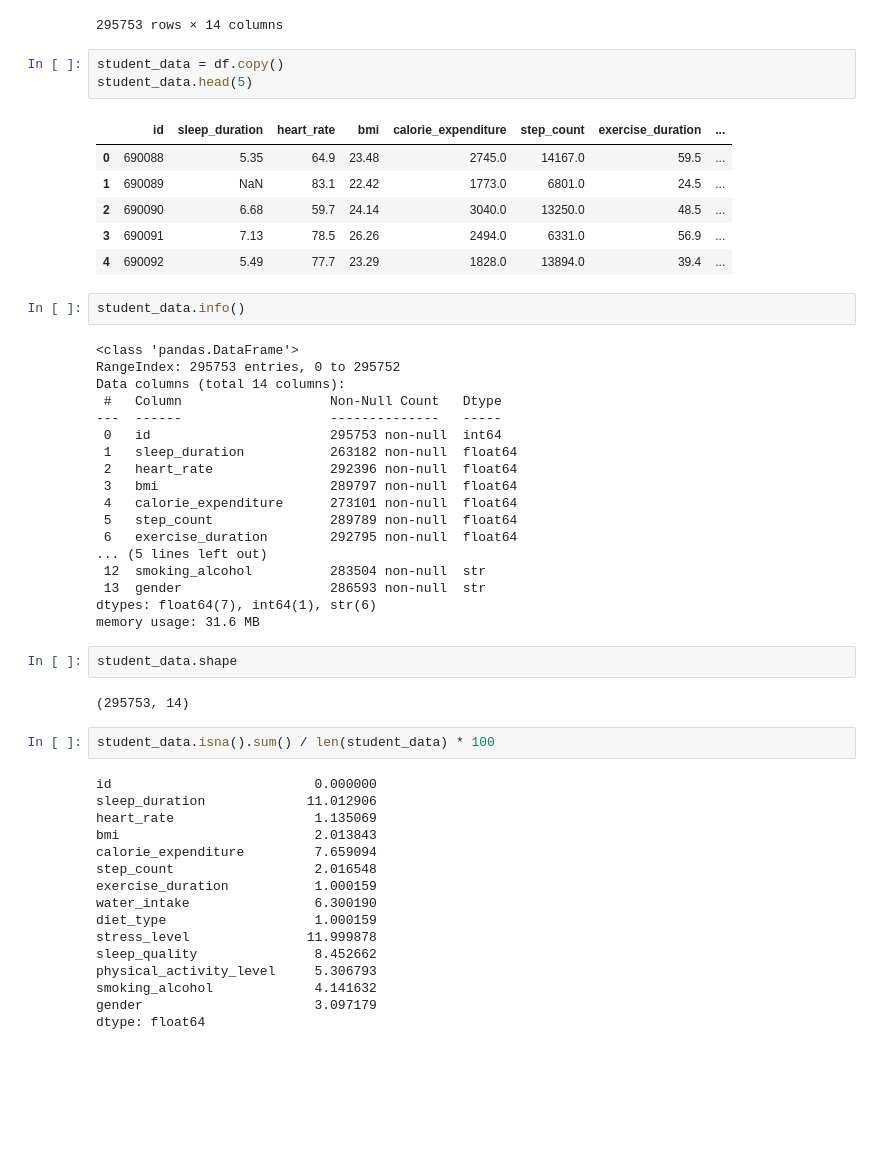
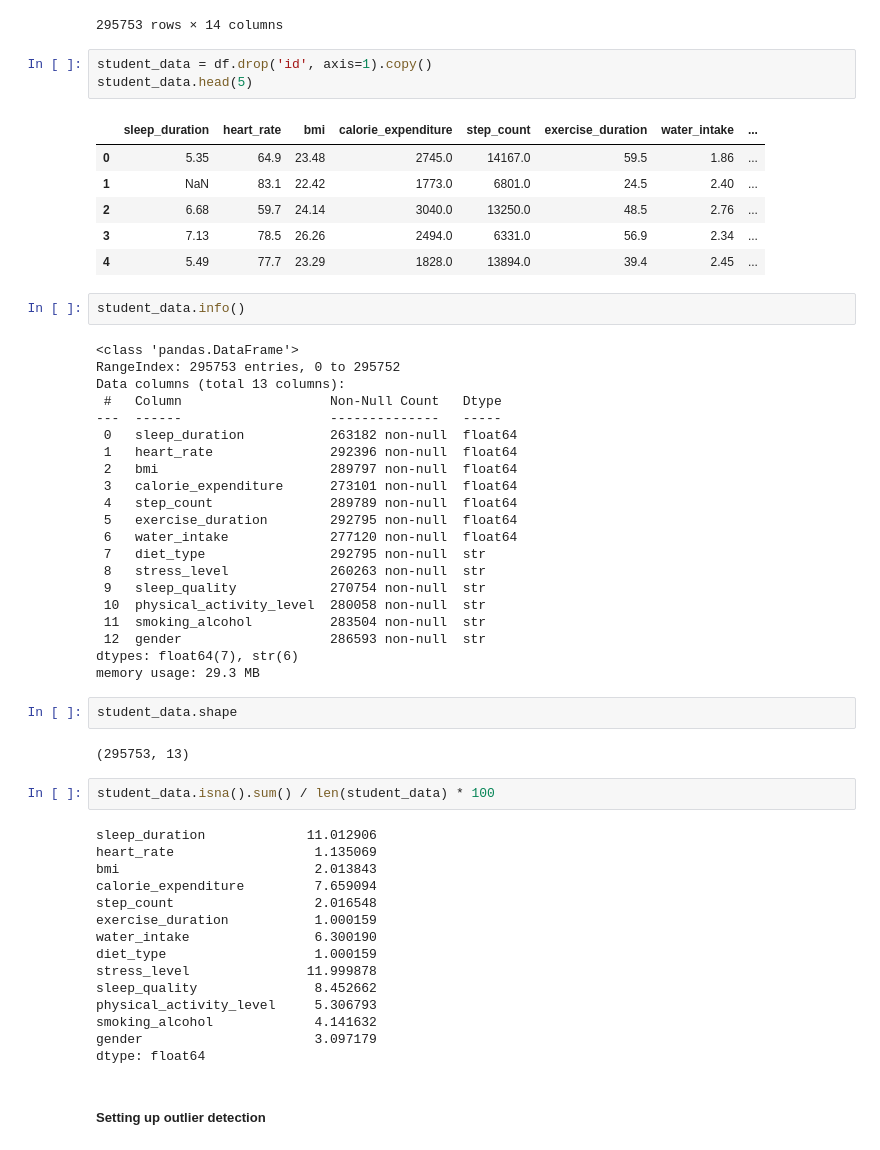
Before and after one commit to TinyHaitch/student-health-risk-analysis, a Jupyter notebook: analysis/student_data.ipynb, the cells around one changed output. Cells and saved outputs as stored; diff of their text form; blank space fills up the shorter version.

```diff
--- a/analysis/student_data.ipynb
+++ b/analysis/student_data.ipynb
@@ -29,43 +29,45 @@ df
 | 295752 | 985840 | 4.61 | 85.1 | 23.79 | 2456.0 | 14195.0 | 50.5 | ... |
 295753 rows × 14 columns
 # %%
-student_data = df.copy()
+student_data = df.drop('id', axis=1).copy()
 student_data.head(5)
 # %% [output]
-|  | id | sleep_duration | heart_rate | bmi | calorie_expenditure | step_count | exercise_duration | ... |
-| 0 | 690088 | 5.35 | 64.9 | 23.48 | 2745.0 | 14167.0 | 59.5 | ... |
-| 1 | 690089 | NaN | 83.1 | 22.42 | 1773.0 | 6801.0 | 24.5 | ... |
-| 2 | 690090 | 6.68 | 59.7 | 24.14 | 3040.0 | 13250.0 | 48.5 | ... |
-| 3 | 690091 | 7.13 | 78.5 | 26.26 | 2494.0 | 6331.0 | 56.9 | ... |
-| 4 | 690092 | 5.49 | 77.7 | 23.29 | 1828.0 | 13894.0 | 39.4 | ... |
+|  | sleep_duration | heart_rate | bmi | calorie_expenditure | step_count | exercise_duration | water_intake | ... |
+| 0 | 5.35 | 64.9 | 23.48 | 2745.0 | 14167.0 | 59.5 | 1.86 | ... |
+| 1 | NaN | 83.1 | 22.42 | 1773.0 | 6801.0 | 24.5 | 2.40 | ... |
+| 2 | 6.68 | 59.7 | 24.14 | 3040.0 | 13250.0 | 48.5 | 2.76 | ... |
+| 3 | 7.13 | 78.5 | 26.26 | 2494.0 | 6331.0 | 56.9 | 2.34 | ... |
+| 4 | 5.49 | 77.7 | 23.29 | 1828.0 | 13894.0 | 39.4 | 2.45 | ... |
 # %%
 student_data.info()
 # %% [output]
 <class 'pandas.DataFrame'>
 RangeIndex: 295753 entries, 0 to 295752
-Data columns (total 14 columns):
+Data columns (total 13 columns):
  #   Column                   Non-Null Count   Dtype
 ---  ------                   --------------   -----
- 0   id                       295753 non-null  int64
- 1   sleep_duration           263182 non-null  float64
- 2   heart_rate               292396 non-null  float64
- 3   bmi                      289797 non-null  float64
- 4   calorie_expenditure      273101 non-null  float64
- 5   step_count               289789 non-null  float64
- 6   exercise_duration        292795 non-null  float64
-... (5 lines left out)
- 12  smoking_alcohol          283504 non-null  str
- 13  gender                   286593 non-null  str
-dtypes: float64(7), int64(1), str(6)
-memory usage: 31.6 MB
+ 0   sleep_duration           263182 non-null  float64
+ 1   heart_rate               292396 non-null  float64
+ 2   bmi                      289797 non-null  float64
+ 3   calorie_expenditure      273101 non-null  float64
+ 4   step_count               289789 non-null  float64
+ 5   exercise_duration        292795 non-null  float64
+ 6   water_intake             277120 non-null  float64
+ 7   diet_type                292795 non-null  str
+ 8   stress_level             260263 non-null  str
+ 9   sleep_quality            270754 non-null  str
+ 10  physical_activity_level  280058 non-null  str
+ 11  smoking_alcohol          283504 non-null  str
+ 12  gender                   286593 non-null  str
+dtypes: float64(7), str(6)
+memory usage: 29.3 MB
 # %%
 student_data.shape
 # %% [output]
-(295753, 14)
+(295753, 13)
 # %%
 student_data.isna().sum() / len(student_data) * 100
 # %% [output]
-id                          0.000000
 sleep_duration             11.012906
 heart_rate                  1.135069
 bmi                         2.013843
@@ -80,3 +82,5 @@ physical_activity_level     5.306793
 smoking_alcohol             4.141632
 gender                      3.097179
 dtype: float64
+# %% [markdown]
+##### Setting up outlier detection
```
Also changed, not shown: parts of 3 cells of this notebook.
